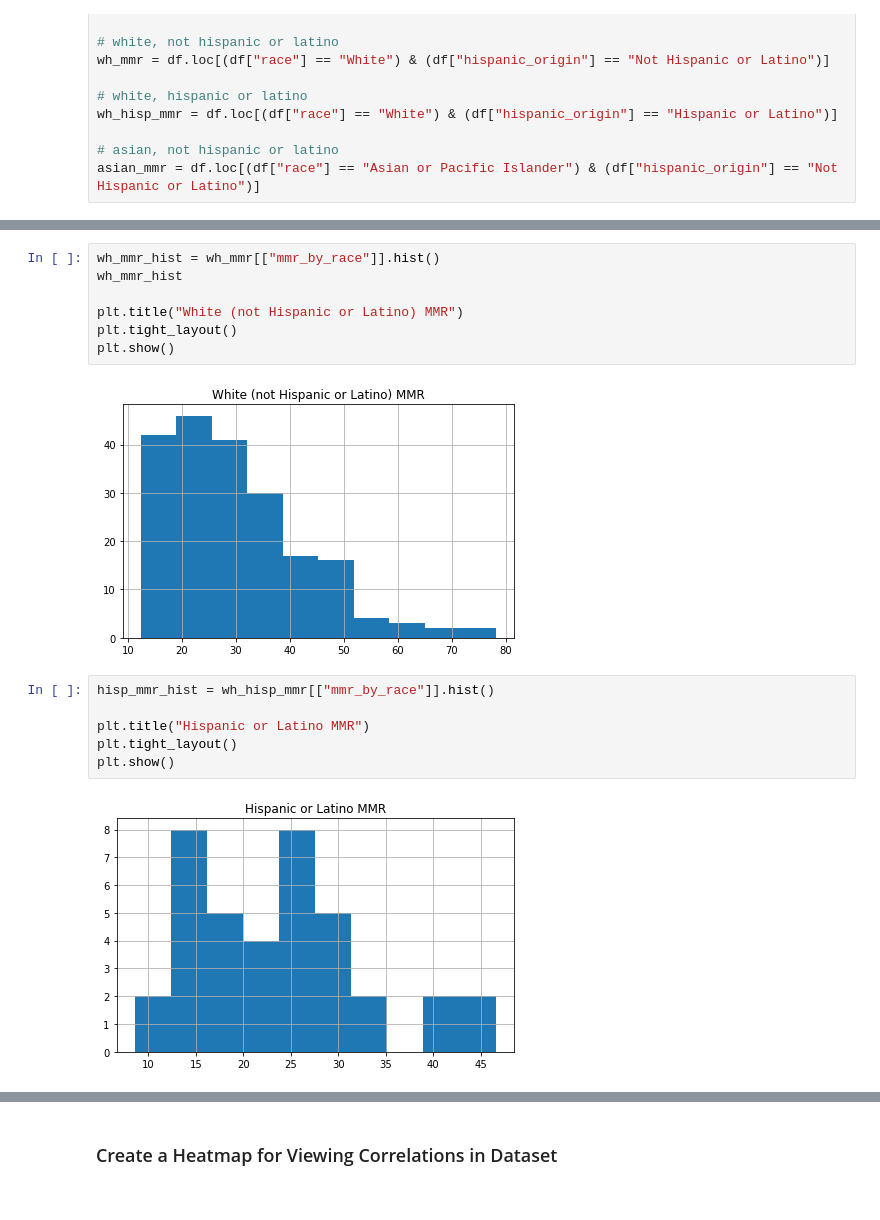
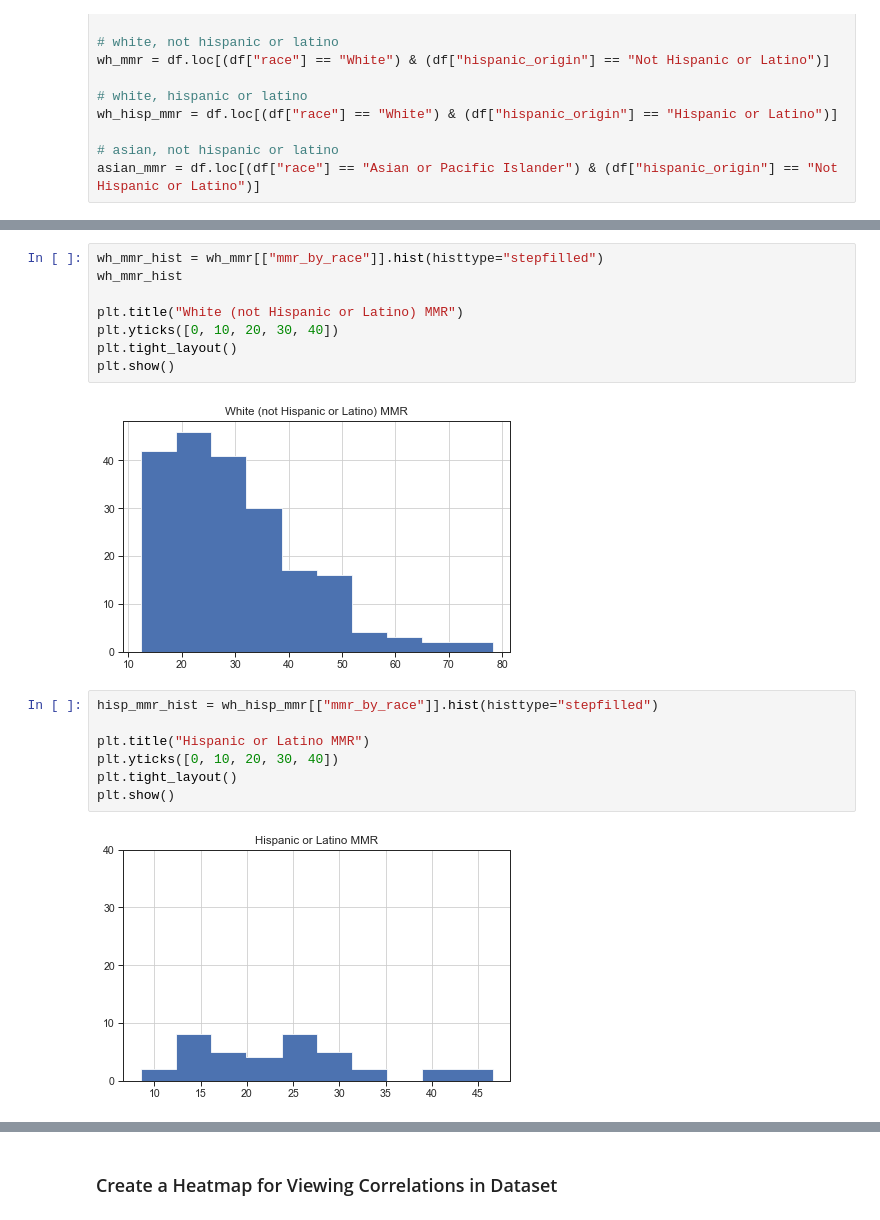
Before and after one commit to abpuccini/maternal-mortality-project, a Jupyter notebook: machine_learning/model_testing/LR_stratified_by_race_lee.ipynb, the cells around one changed output, grey strips where cells are left out. Drawn from its saved outputs; the diff is of its cells as text.

Commit message:
adjusted yticks for histograms and bar charts

```diff
--- a/machine_learning/model_testing/LR_stratified_by_race_lee.ipynb
+++ b/machine_learning/model_testing/LR_stratified_by_race_lee.ipynb
@@ -45,18 +46,20 @@ plt.show()
 # %%
-wh_mmr_hist = wh_mmr[["mmr_by_race"]].hist()
+wh_mmr_hist = wh_mmr[["mmr_by_race"]].hist(histtype="stepfilled")
 wh_mmr_hist
 
 plt.title("White (not Hispanic or Latino) MMR")
+plt.yticks([0, 10, 20, 30, 40])
 plt.tight_layout()
 plt.show()
 # %% [output]
-[figure, old version]
+[figure, new version]
 # %%
-hisp_mmr_hist = wh_hisp_mmr[["mmr_by_race"]].hist()
+hisp_mmr_hist = wh_hisp_mmr[["mmr_by_race"]].hist(histtype="stepfilled")
 
 plt.title("Hispanic or Latino MMR")
+plt.yticks([0, 10, 20, 30, 40])
 plt.tight_layout()
 plt.show()
 # %% [output]
-[figure, old version]
+[figure, new version]
 # %%
```
Also changed, not shown: parts of 7 cells of this notebook.
